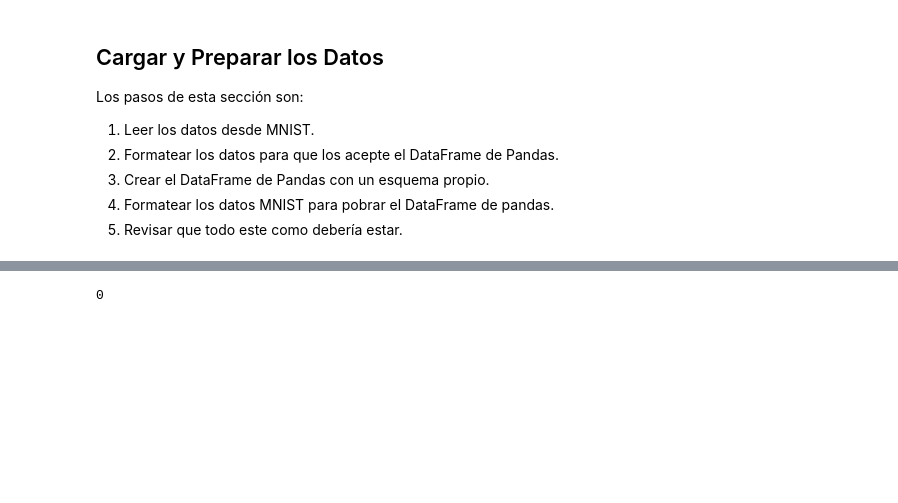
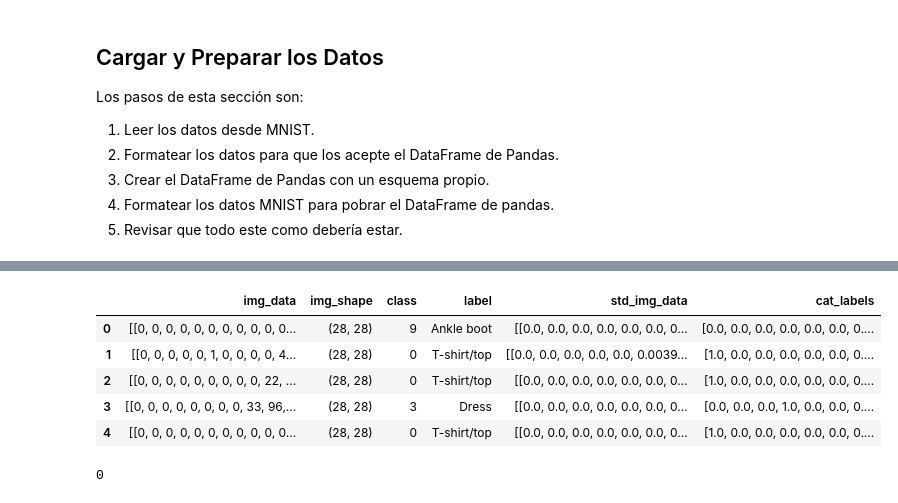
Before and after one commit to sa-artea/TallerML-GAN-CGAN-DISC, a Jupyter notebook: 01-CNN-Autoencoder.ipynb, the cells around one changed output, grey strips where cells are left out. Saved outputs shown, nothing was run; the diff lists cells and outputs as text; code cells hidden in the pictures; blank space fills up the shorter version.

```diff
--- a/01-CNN-Autoencoder.ipynb
+++ b/01-CNN-Autoencoder.ipynb
@@ -207,3 +192,13 @@ fashion_df
+# %%
+# imprime el encabezado del dataframe
+fashion_df.head()
+# %% [output]
+|  | img_data | img_shape | class | label | std_img_data | cat_labels |
+| 0 | [[0, 0, 0, 0, 0, 0, 0, 0, 0, 0, 0... | (28, 28) | 9 | Ankle boot | [[0.0, 0.0, 0.0, 0.0, 0.0, 0.0, 0... | [0.0, 0.0, 0.0, 0.0, 0.0, 0.0, 0.... |
+| 1 | [[0, 0, 0, 0, 0, 1, 0, 0, 0, 0, 4... | (28, 28) | 0 | T-shirt/top | [[0.0, 0.0, 0.0, 0.0, 0.0, 0.0039... | [1.0, 0.0, 0.0, 0.0, 0.0, 0.0, 0.... |
+| 2 | [[0, 0, 0, 0, 0, 0, 0, 0, 0, 22, ... | (28, 28) | 0 | T-shirt/top | [[0.0, 0.0, 0.0, 0.0, 0.0, 0.0, 0... | [1.0, 0.0, 0.0, 0.0, 0.0, 0.0, 0.... |
+| 3 | [[0, 0, 0, 0, 0, 0, 0, 0, 33, 96,... | (28, 28) | 3 | Dress | [[0.0, 0.0, 0.0, 0.0, 0.0, 0.0, 0... | [0.0, 0.0, 0.0, 1.0, 0.0, 0.0, 0.... |
+| 4 | [[0, 0, 0, 0, 0, 0, 0, 0, 0, 0, 0... | (28, 28) | 0 | T-shirt/top | [[0.0, 0.0, 0.0, 0.0, 0.0, 0.0, 0... | [1.0, 0.0, 0.0, 0.0, 0.0, 0.0, 0.... |
 # %%
 # libero memoria
 gc.collect()
```
Also changed, not shown: parts of 13 cells of this notebook, 11 other files.
